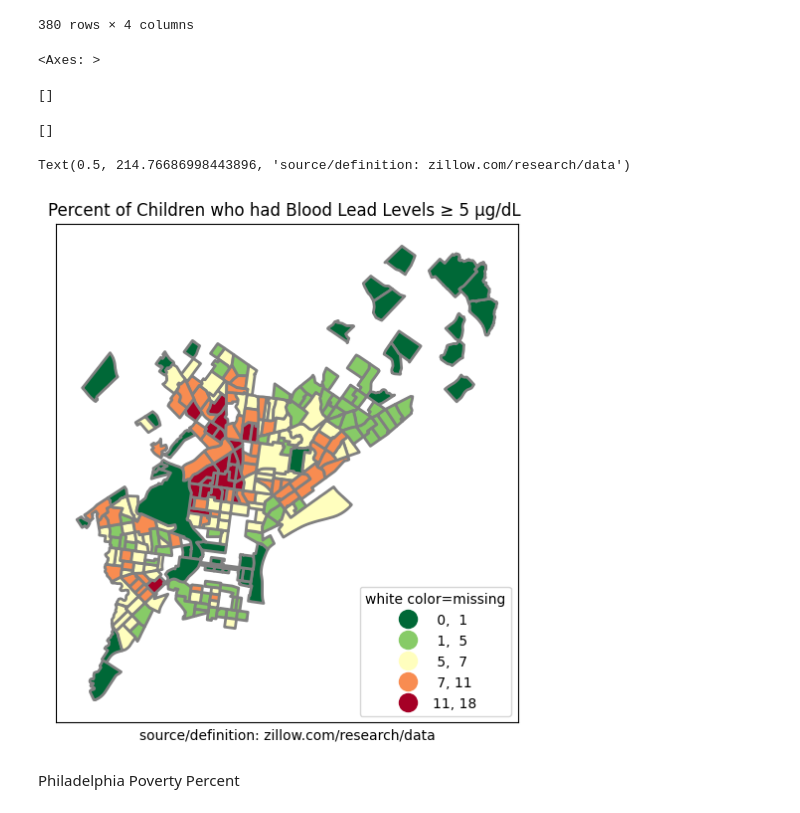
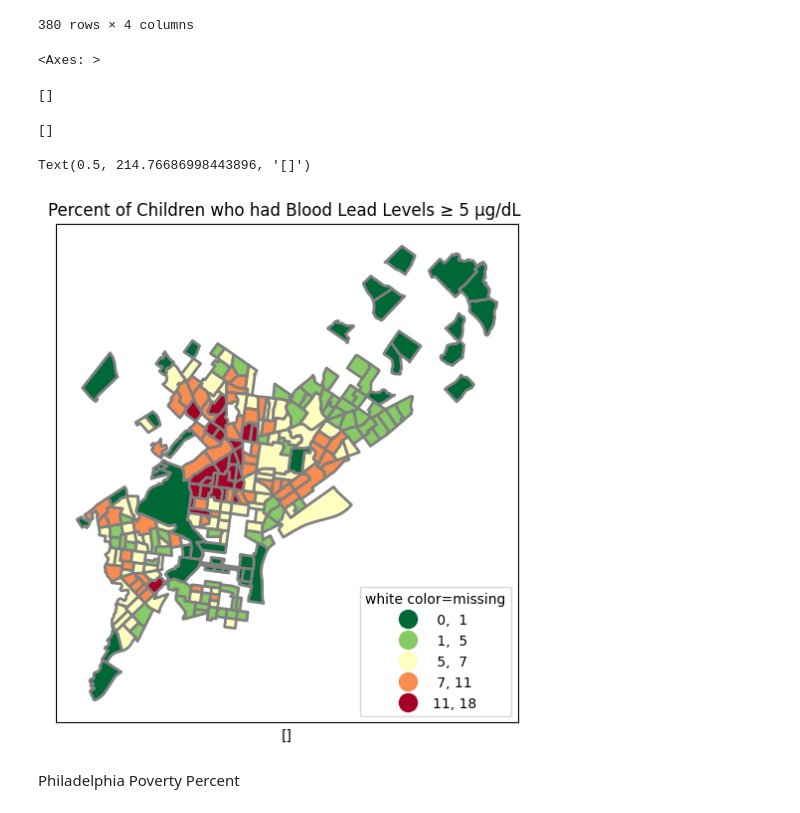
Before and after one commit to Kristina-RUC/datamana, a Jupyter notebook: map.ipynb, the cells around one changed output. Cells and saved outputs as stored; diff of their text form; code cells hidden in the pictures.

```diff
--- a/map.ipynb
+++ b/map.ipynb
@@ -230,22 +230,22 @@ phillycbll2[['GEOID10','num_bll_5plus','num_children_btested','perc_5plus']]
 # %%
 fig, ax = plt.subplots(1, figsize=(6,10))
 phillycbll2.plot(ax=ax,column='perc_5plus',legend=True,cmap='RdYlGn_r',
           scheme='natural_breaks',k=5, edgecolor='grey',linewidth=2,
           legend_kwds= {"fmt": "{:,.0f}",'loc':'lower right','markerscale':1.4})
 leg1 = ax.get_legend()
 leg1.set_title('''white color=missing''')
 ax.title.set_text("Percent of Children who had Blood Lead Levels ≥ 5 μg/dL ")
 ax.set_xticks([]) #kills xticks
 ax.set_yticks([]) #kills xticks
-ax.set_xlabel('''source/definition: zillow.com/research/data''')
+ax.set_xlabel([]) #kills xticks
 #plt.savefig('fig.pdf',bbox_inches='tight') #,pad_inches=0.1, dpi=200, transparent=True #eps, jpeg, jpg, pdf, pgf, png, ps, raw, rgba, svg, svgz, tif, tiff
 #files.download('fig.pdf') #note can also right click fig and save image as
 # %% [output]
 <Axes: >
 []
 []
-Text(0.5, 214.76686998443896, 'source/definition: zillow.com/research/data')
+Text(0.5, 214.76686998443896, '[]')
-[figure, old version]
+[figure, new version]
 # %% [markdown]
 Philadelphia Poverty Percent
 # %%
```
